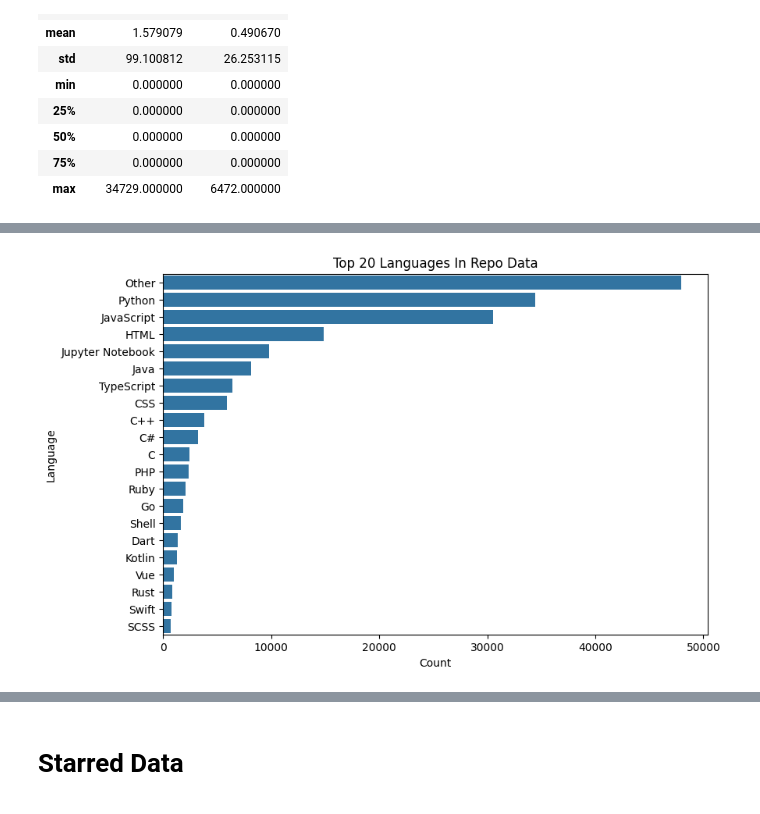
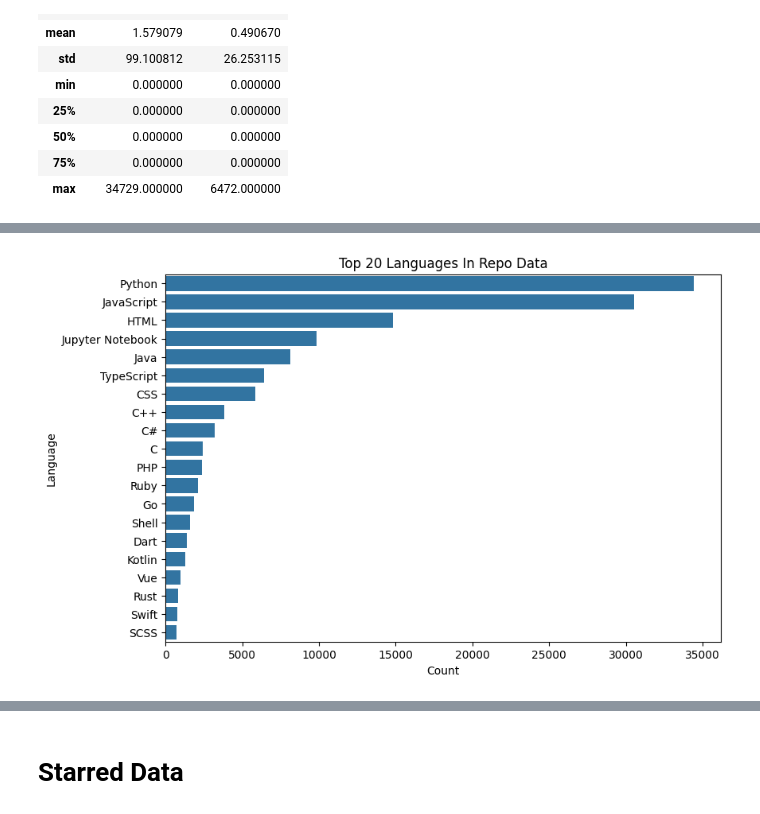
Before and after one commit to kritserv/analyze-how-python-developer-use-github, a Jupyter notebook: exploratory_data_analysis.ipynb, the cells around one changed output, grey strips where cells are left out. Drawn from its saved outputs; the diff is of its cells as text; code cells hidden in the pictures.

```diff
--- a/exploratory_data_analysis.ipynb
+++ b/exploratory_data_analysis.ipynb
@@ -174,6 +176,8 @@ plt.show()
 # %% [markdown]
 # Repo Data
 # %%
+repo_data['description'].fillna('', inplace=True)
+repo_data['topics'].fillna('', inplace=True)
 repo_data['stargazers_count'].fillna(0, inplace=True)
 repo_data['forks'].fillna(0, inplace=True)
 repo_data['fork'].fillna('False', inplace=True)
@@ -232,12 +236,13 @@ language_counts = repo_data['language'].value_counts()
 top_20_languages = language_counts[:20]
 
 repo_data['language_top20'] = repo_data['language'].where(repo_data['language'].isin(top_20_languages.index), 'Other')
+repo_data_plot = repo_data[repo_data['language_top20'] != 'Other']
 # %%
 plt.figure(figsize=(9, 6))
-sns.countplot(data=repo_data, y='language_top20', order=repo_data['language_top20'].value_counts().index)
+sns.countplot(data=repo_data_plot, y='language_top20', order=repo_data_plot['language_top20'].value_counts().index)
 plt.title('Top 20 Languages In Repo Data')
 plt.xlabel('Count')
 plt.ylabel('Language')
 plt.show()
 # %% [output]
-[figure, old version]
+[figure, new version]
```
Also changed, not shown: parts of 28 cells of this notebook.
